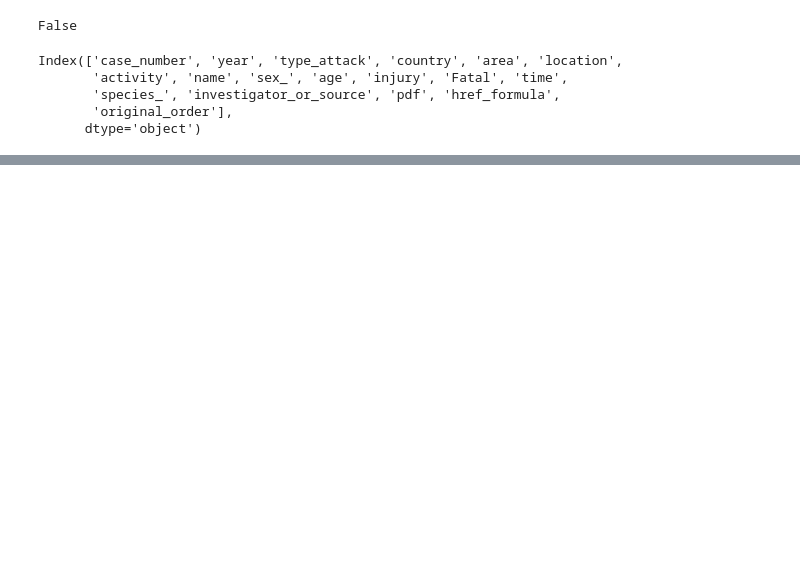
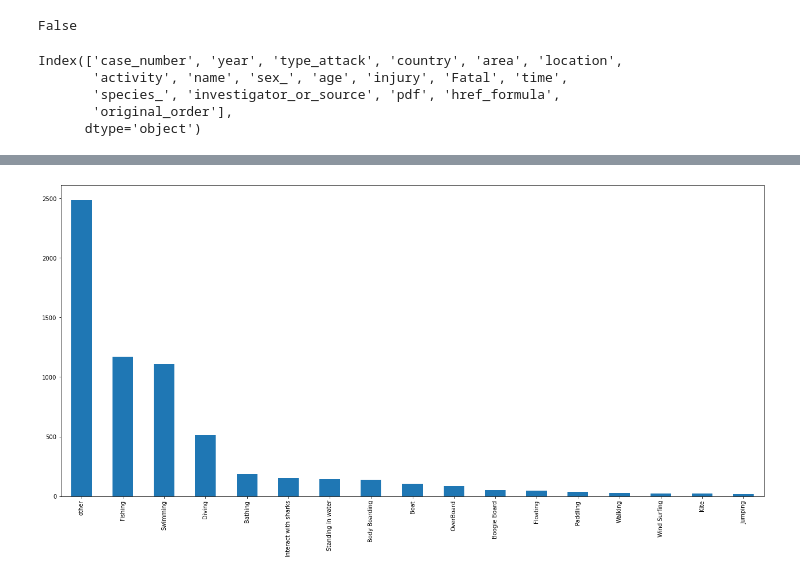
Before and after one commit to AnaChaparro/-Proyecto-Sharks-Ana-Chaparro, a Jupyter notebook: Proyecto_Sharks.ipynb, the cells around one changed output, grey strips where cells are left out. Cells and saved outputs as stored; diff of their text form; code cells hidden in the pictures; blank space fills up the shorter version.

```diff
--- a/Proyecto_Sharks.ipynb
+++ b/Proyecto_Sharks.ipynb
@@ -1139,0 +1236,5 @@ attacks_limpio.to_csv('attacks_limpio.csv', index=False)
+# %%
+plt.figure(figsize=(22,10))
+sharks.Activity.value_counts()[:20].plot.bar();
+# %% [output]
+[figure, added]
```
Also changed, not shown: parts of 41 cells of this notebook.
